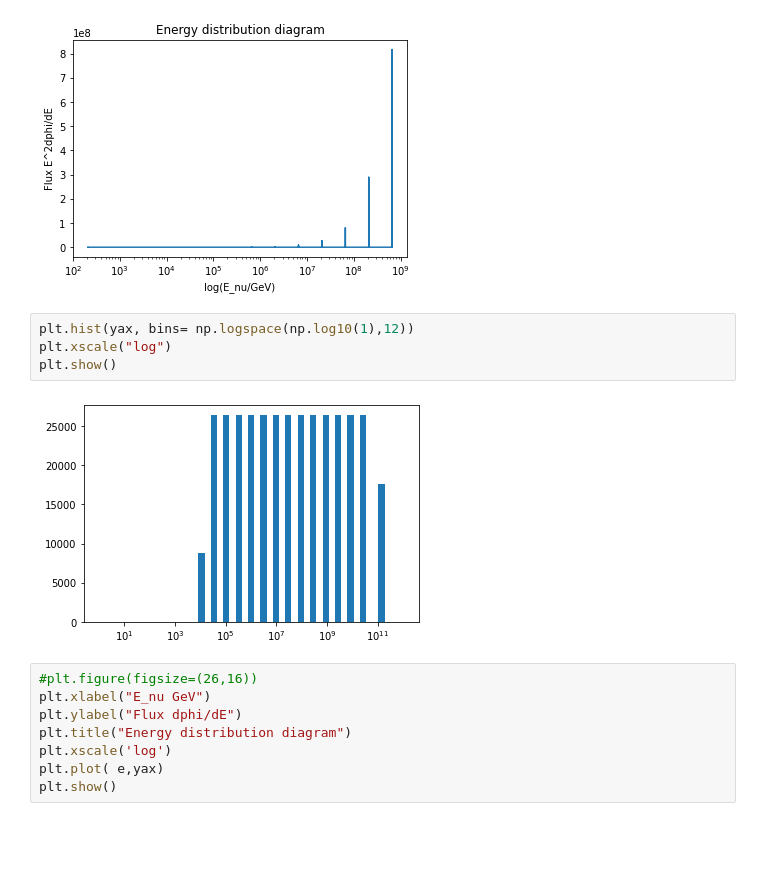
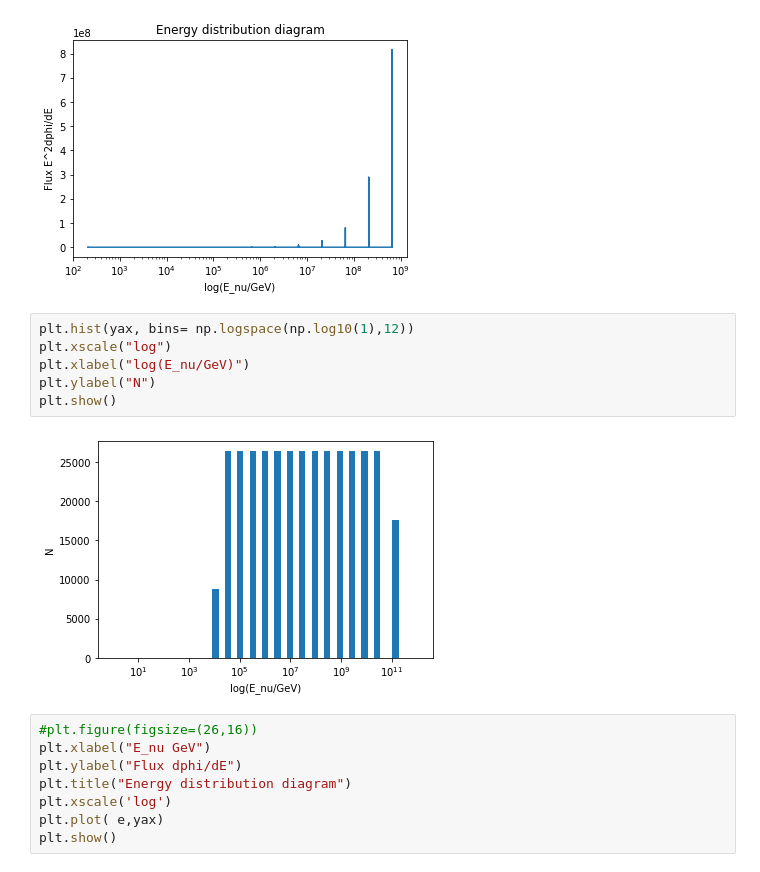
Before and after one commit to DarkWake9/Project-IceCube-Legacy, a Jupyter notebook: 1b2.ipynb, the cells around one changed output. Drawn from its saved outputs; the diff is of its cells as text; blank space fills up the shorter version.

```diff
--- a/1b2.ipynb
+++ b/1b2.ipynb
@@ -53,9 +53,11 @@ plt.show()
 # %%
 plt.hist(yax, bins= np.logspace(np.log10(1),12))
 plt.xscale("log")
+plt.xlabel("log(E_nu/GeV)")
+plt.ylabel("N")
 plt.show()
 # %% [output]
-[figure, old version]
+[figure, new version]
 # %%
 #plt.figure(figsize=(26,16))
 plt.xlabel("E_nu GeV")
```
Also changed, not shown: 13 other files.
